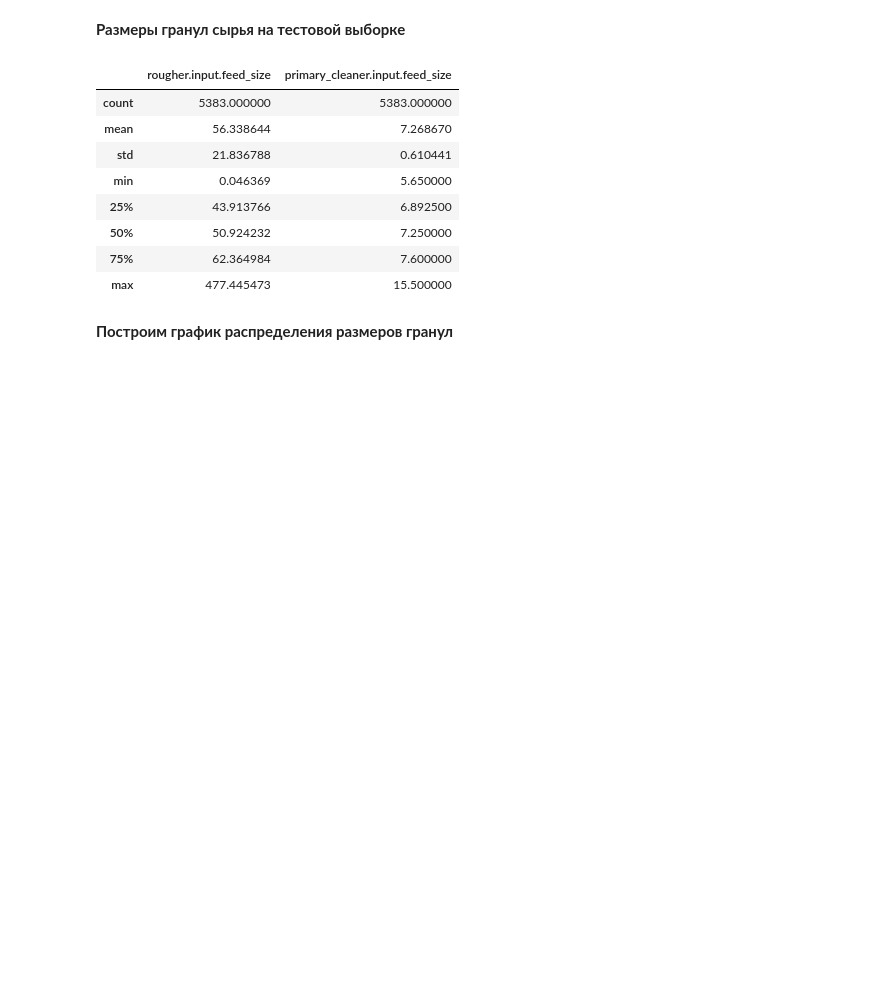
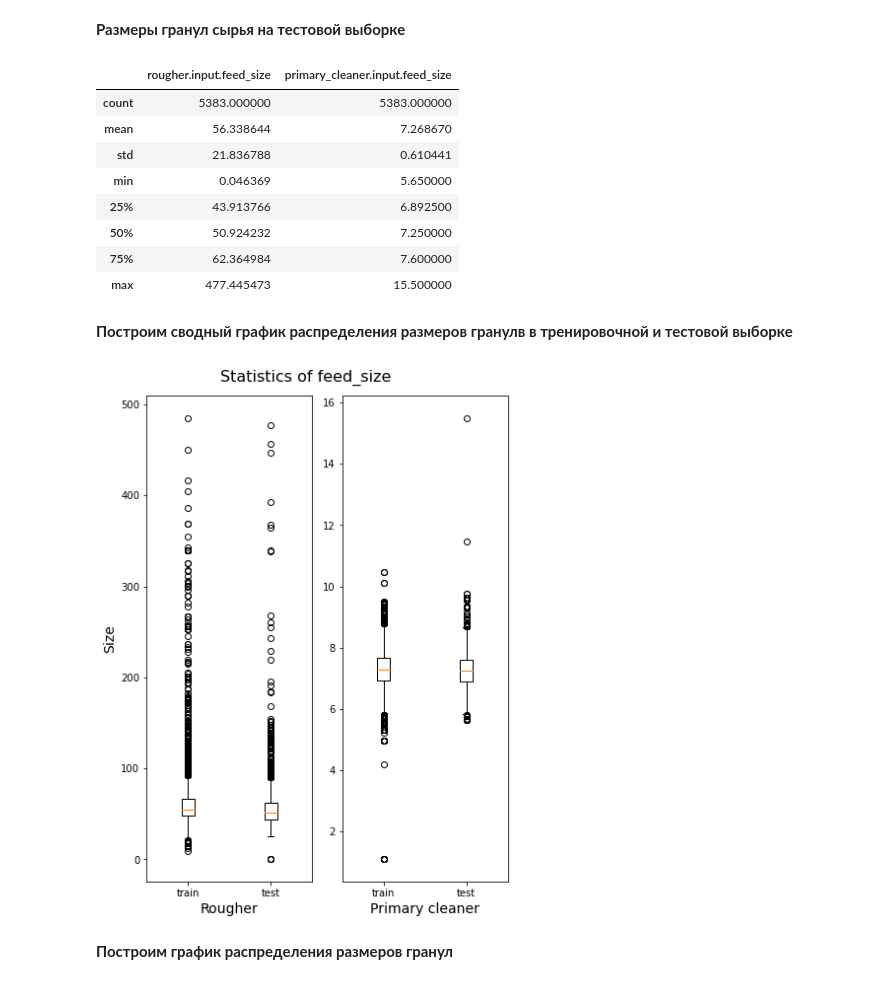
Before and after one commit to brut0/yandex.praktikum_ds_projects, a Jupyter notebook: Gold_recovery/gold_recovery.ipynb, the cells around one changed output. Cells and saved outputs as stored; diff of their text form; code cells hidden in the pictures; blank space fills up the shorter version.

```diff
--- a/Gold_recovery/gold_recovery.ipynb
+++ b/Gold_recovery/gold_recovery.ipynb
@@ -491,6 +512,21 @@ data_test.loc[:,feed_sizes].describe()
 | 50% | 50.924232 | 7.250000 |
 | 75% | 62.364984 | 7.600000 |
 | max | 477.445473 | 15.500000 |
+# %% [markdown]
+**Построим сводный график распределения размеров гранулв в тренировочной и тестовой выборке**
+# %%
+fig, ax = plt.subplots(1,2)
+fig.set_size_inches(6,8)
+fig.suptitle('Statistics of feed_size', fontsize=16)
+ax[0].set_ylabel('Size', fontsize=14)
+ax[0].set_xlabel('Rougher', fontsize=14)
+ax[0].boxplot([data_train['rougher.input.feed_size'], data_test['rougher.input.feed_size']], labels=['train','test'])
+ax[1].set_xlabel('Primary cleaner', fontsize=14)
+ax[1].boxplot([data_train['primary_cleaner.input.feed_size'], data_test['primary_cleaner.input.feed_size']], labels=['train','test'])
+plt.tight_layout()
+plt.show()
+# %% [output]
+[figure, added]
 # %% [markdown]
 **Построим график распределения размеров гранул**
 # %%
```
Also changed, not shown: parts of 82 cells of this notebook, 1 other file.
